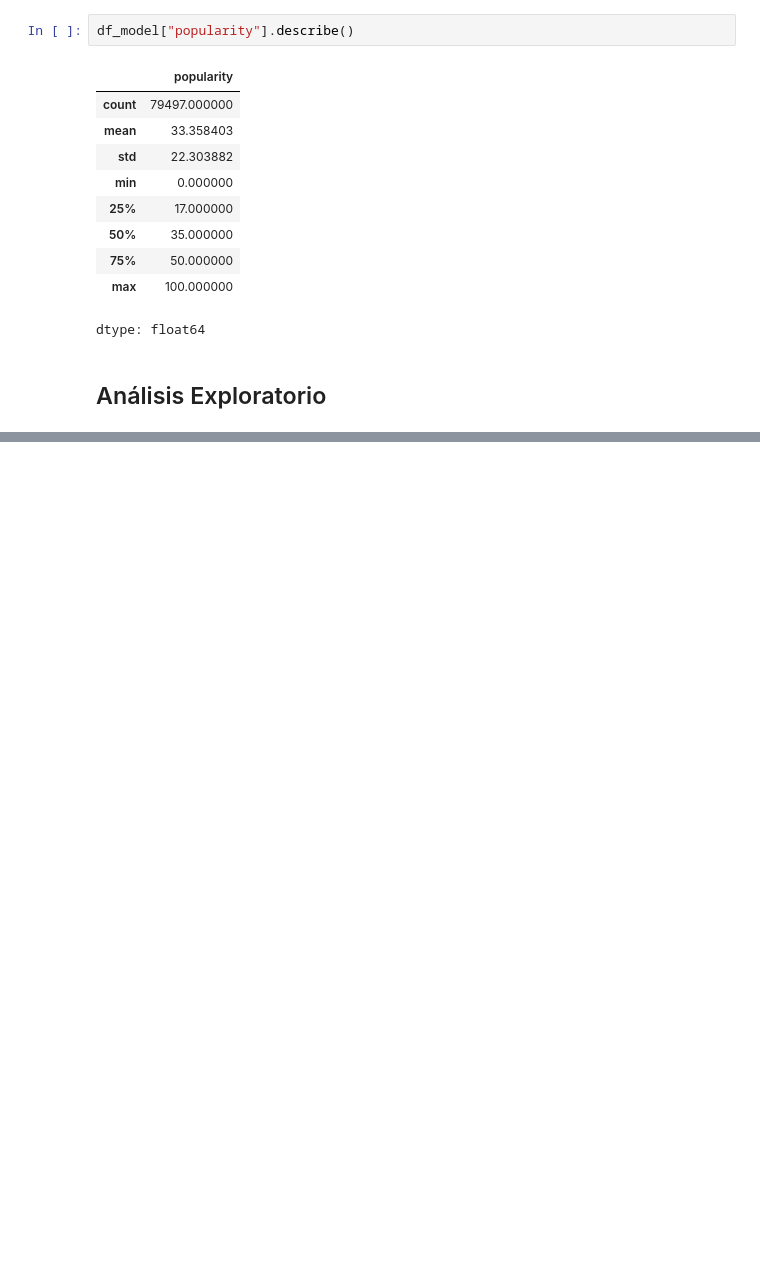
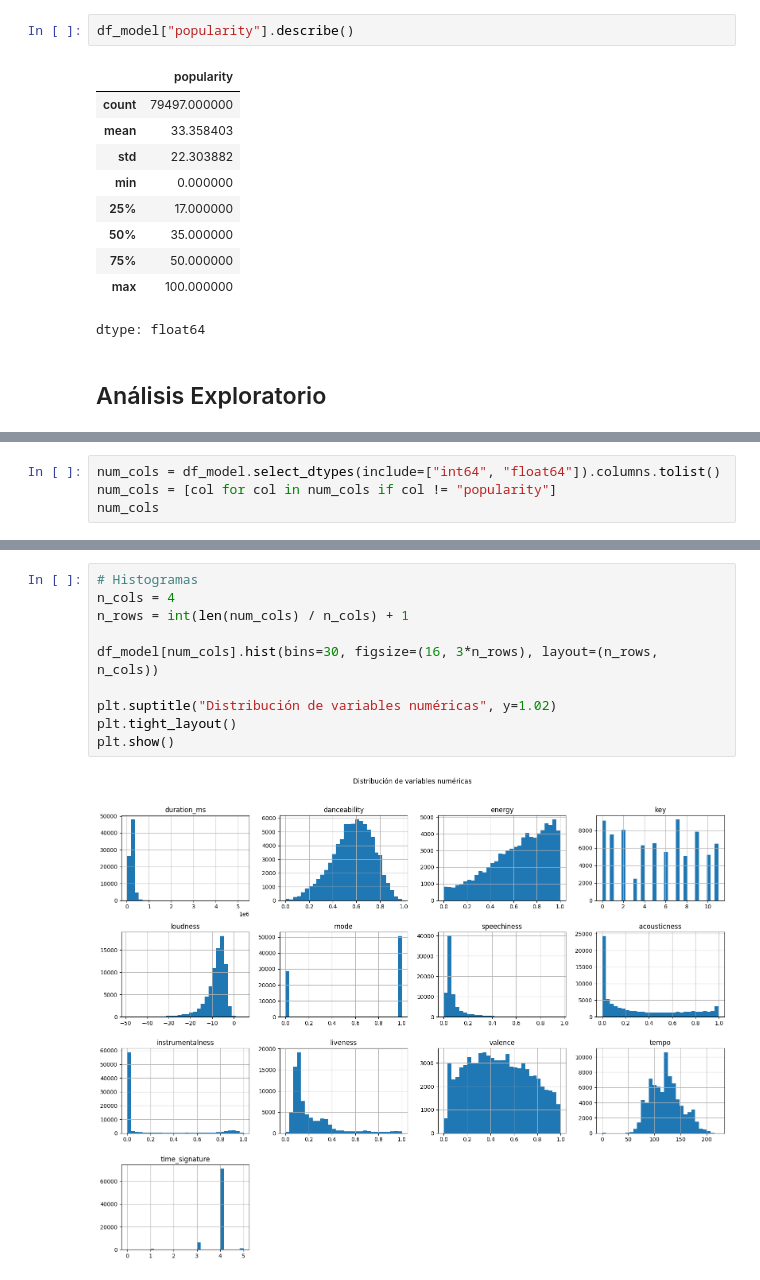
Before and after one commit to jairocruzhdez/MIAD_ML_NLP_JC, a Jupyter notebook: Semana 3/S3P1_proyecto1.ipynb, the cells around one changed output, grey strips where cells are left out. Saved outputs shown, nothing was run; the diff lists cells and outputs as text; blank space fills up the shorter version.

```diff
--- a/Semana 3/S3P1_proyecto1.ipynb
+++ b/Semana 3/S3P1_proyecto1.ipynb
@@ -140,0 +209,4 @@ dtype: float64
+# %%
+num_cols = df_model.select_dtypes(include=["int64", "float64"]).columns.tolist()
+num_cols = [col for col in num_cols if col != "popularity"]
+num_cols
@@ -140,0 +227,12 @@ dtype: float64
+# %%
+# Histogramas
+n_cols = 4
+n_rows = int(len(num_cols) / n_cols) + 1
+
+df_model[num_cols].hist(bins=30, figsize=(16, 3*n_rows), layout=(n_rows, n_cols))
+
+plt.suptitle("Distribución de variables numéricas", y=1.02)
+plt.tight_layout()
+plt.show()
+# %% [output]
+[figure, added]
```
Also changed, not shown: parts of 14 cells of this notebook.
